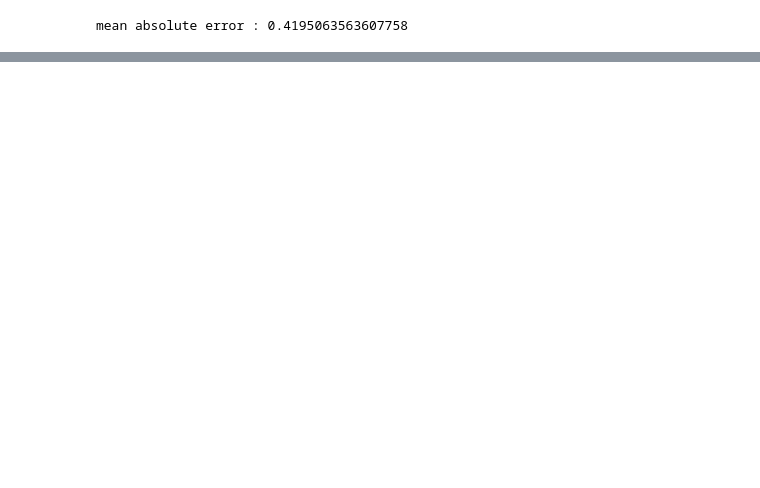
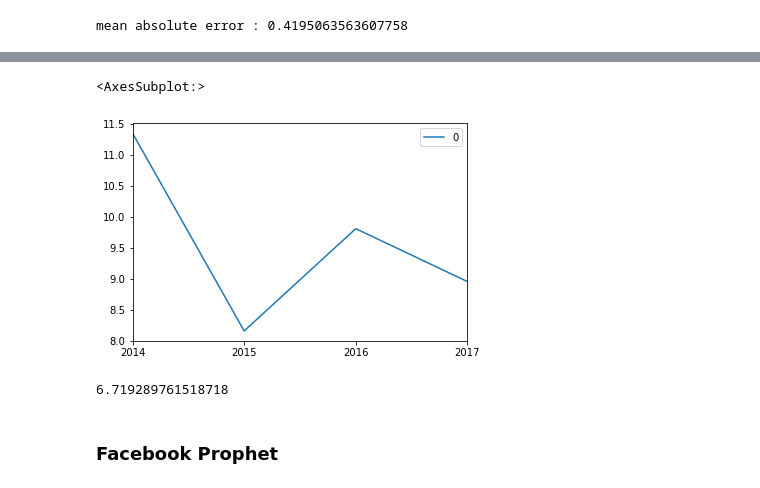
Before and after one commit to felix-n12/shell-ai, a Jupyter notebook: Untitled.ipynb, the cells around one changed output, grey strips where cells are left out. Saved outputs shown, nothing was run; the diff lists cells and outputs as text; code cells hidden in the pictures; blank space fills up the shorter version.

```diff
--- a/Untitled.ipynb
+++ b/Untitled.ipynb
@@ -322,0 +330,11 @@ AttributeError: 'list' object has no attribute 'plot'
+# %%
+#lets tune the model
+model2=ARIMA(endog=scaled_train_data,order=(1,0,0)).fit()
+# %%
+pred_2=model2.predict(start=start,end=end)
+pred_2_in=scaler.inverse_transform(np.array(pred_2).reshape(-1,1))
+pred2_data = pd.DataFrame(pred_2_in,index=biomass_T.iloc[splitting_index:,0].index)
+pred2_data.plot()
+# %% [output]
+<AxesSubplot:>
+[figure, added]
@@ -322,0 +344,4 @@ AttributeError: 'list' object has no attribute 'plot'
+# %%
+print(mae_2)
+# %% [output]
+6.719289761518718
@@ -322,0 +352,2 @@ AttributeError: 'list' object has no attribute 'plot'
+# %% [markdown]
+### Facebook Prophet
```
Also changed, not shown: parts of 8 cells of this notebook.
